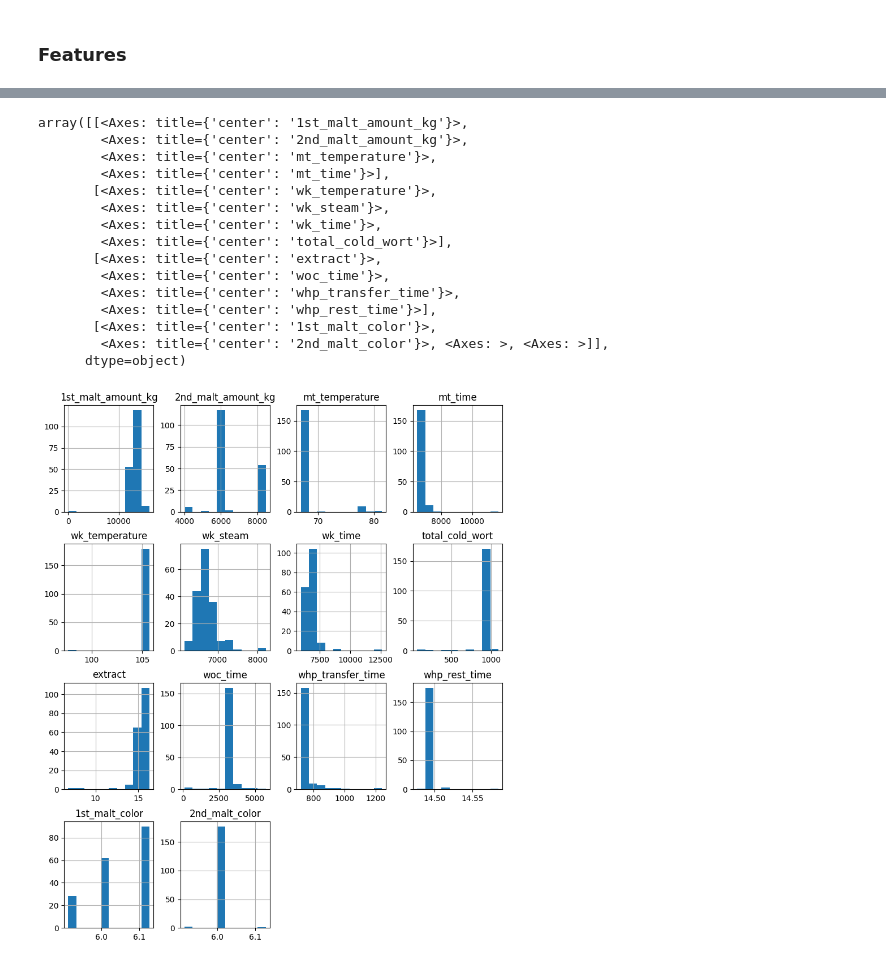
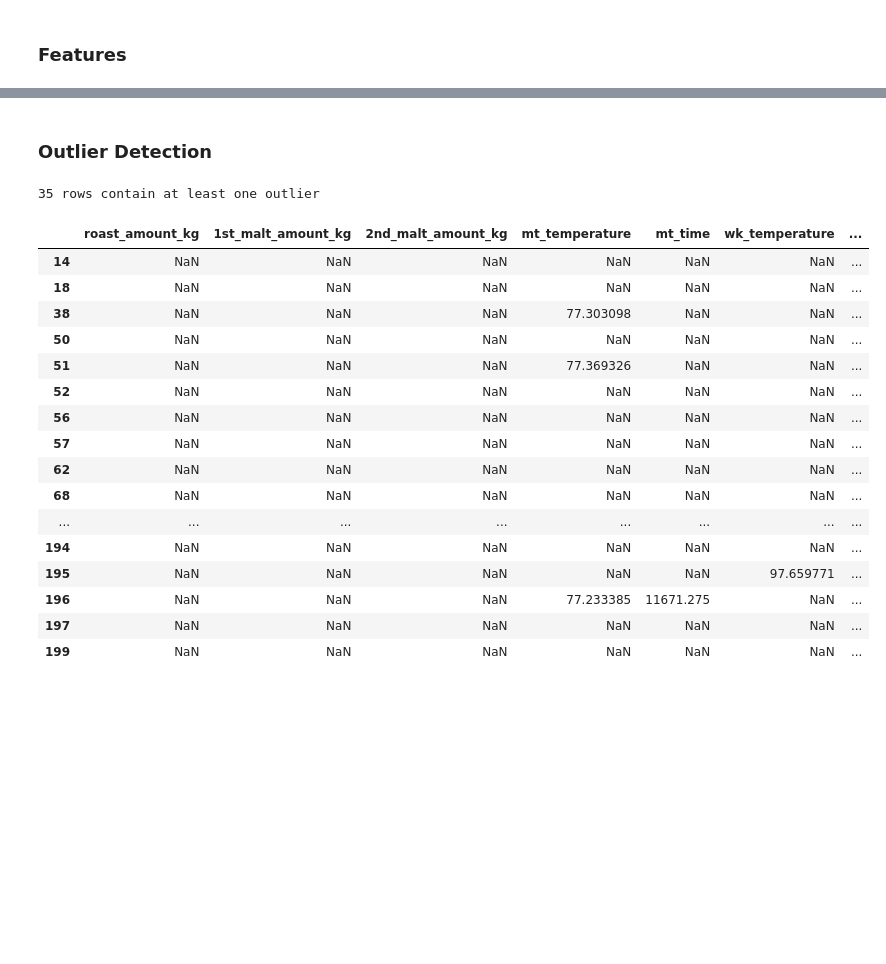
Before and after one commit to canutera/beer-color-prediction, a Jupyter notebook: notebooks/beer_color_prediction.ipynb, the cells around one changed output, grey strips where cells are left out. Saved outputs shown, nothing was run; the diff lists cells and outputs as text; code cells hidden in the pictures; blank space fills up the shorter version.

```diff
--- a/notebooks/beer_color_prediction.ipynb
+++ b/notebooks/beer_color_prediction.ipynb
@@ -150,19 +141,35 @@ array([[<Axes: title={'center': 'roast_amount_kg'}>,
-# %%
-df[[col for col in feature_cols if col not in failed.columns]].hist(figsize=(10,12))
-# %% [output]
-array([[<Axes: title={'center': '1st_malt_amount_kg'}>,
-        <Axes: title={'center': '2nd_malt_amount_kg'}>,
-        <Axes: title={'center': 'mt_temperature'}>,
-        <Axes: title={'center': 'mt_time'}>],
-       [<Axes: title={'center': 'wk_temperature'}>,
-        <Axes: title={'center': 'wk_steam'}>,
-        <Axes: title={'center': 'wk_time'}>,
-        <Axes: title={'center': 'total_cold_wort'}>],
-       [<Axes: title={'center': 'extract'}>,
-        <Axes: title={'center': 'woc_time'}>,
-        <Axes: title={'center': 'whp_transfer_time'}>,
-        <Axes: title={'center': 'whp_rest_time'}>],
-       [<Axes: title={'center': '1st_malt_color'}>,
-        <Axes: title={'center': '2nd_malt_color'}>, <Axes: >, <Axes: >]],
-      dtype=object)
-[figure, removed]
+# %%
+features = features.drop('roast_color', axis=1)
+# %% [markdown]
+### Outlier Detection
+# %%
+from scipy import stats
+
+
+#apply the z-score method and get abs
+z_scores = np.abs(stats.zscore(features))
+
+# lest using a threshold of 1.96 because this 95% of the data threshold
+threshold = 3
+outliers = features[z_scores > threshold]
+print(f'{len(outliers[outliers.notnull().any(axis=1)])} rows contain at least one outlier')
+outliers[outliers.notnull().any(axis=1)]
+# %% [output]
+35 rows contain at least one outlier
+|  | roast_amount_kg | 1st_malt_amount_kg | 2nd_malt_amount_kg | mt_temperature | mt_time | wk_temperature | ... |
+| 14 | NaN | NaN | NaN | NaN | NaN | NaN | ... |
+| 18 | NaN | NaN | NaN | NaN | NaN | NaN | ... |
+| 38 | NaN | NaN | NaN | 77.303098 | NaN | NaN | ... |
+| 50 | NaN | NaN | NaN | NaN | NaN | NaN | ... |
+| 51 | NaN | NaN | NaN | 77.369326 | NaN | NaN | ... |
+| 52 | NaN | NaN | NaN | NaN | NaN | NaN | ... |
+| 56 | NaN | NaN | NaN | NaN | NaN | NaN | ... |
+| 57 | NaN | NaN | NaN | NaN | NaN | NaN | ... |
+| 62 | NaN | NaN | NaN | NaN | NaN | NaN | ... |
+| 68 | NaN | NaN | NaN | NaN | NaN | NaN | ... |
+| ... | ... | ... | ... | ... | ... | ... | ... |
+| 194 | NaN | NaN | NaN | NaN | NaN | NaN | ... |
+| 195 | NaN | NaN | NaN | NaN | NaN | 97.659771 | ... |
+| 196 | NaN | NaN | NaN | 77.233385 | 11671.275 | NaN | ... |
+| 197 | NaN | NaN | NaN | NaN | NaN | NaN | ... |
+| 199 | NaN | NaN | NaN | NaN | NaN | NaN | ... |
```
Also changed, not shown: parts of 10 cells of this notebook.
